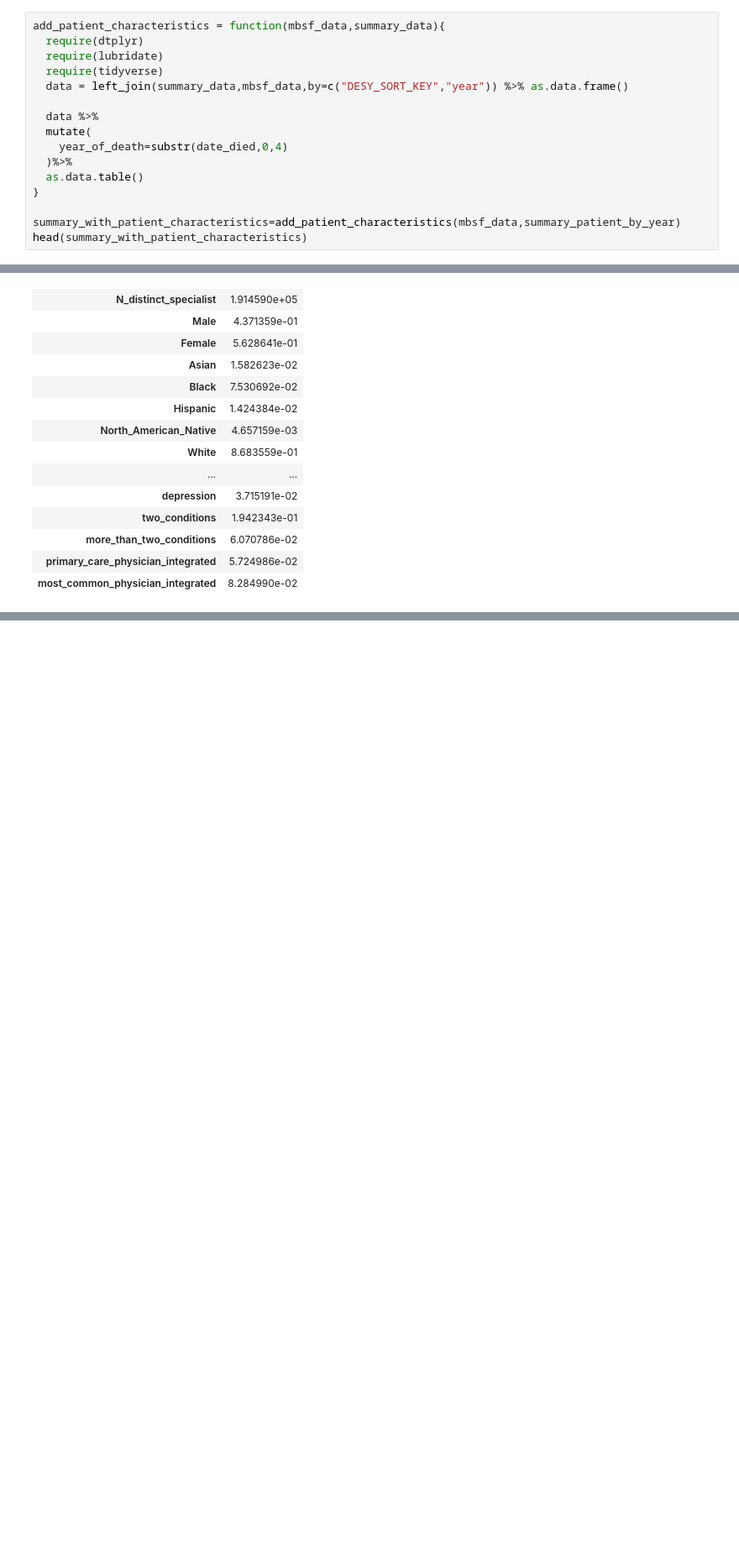
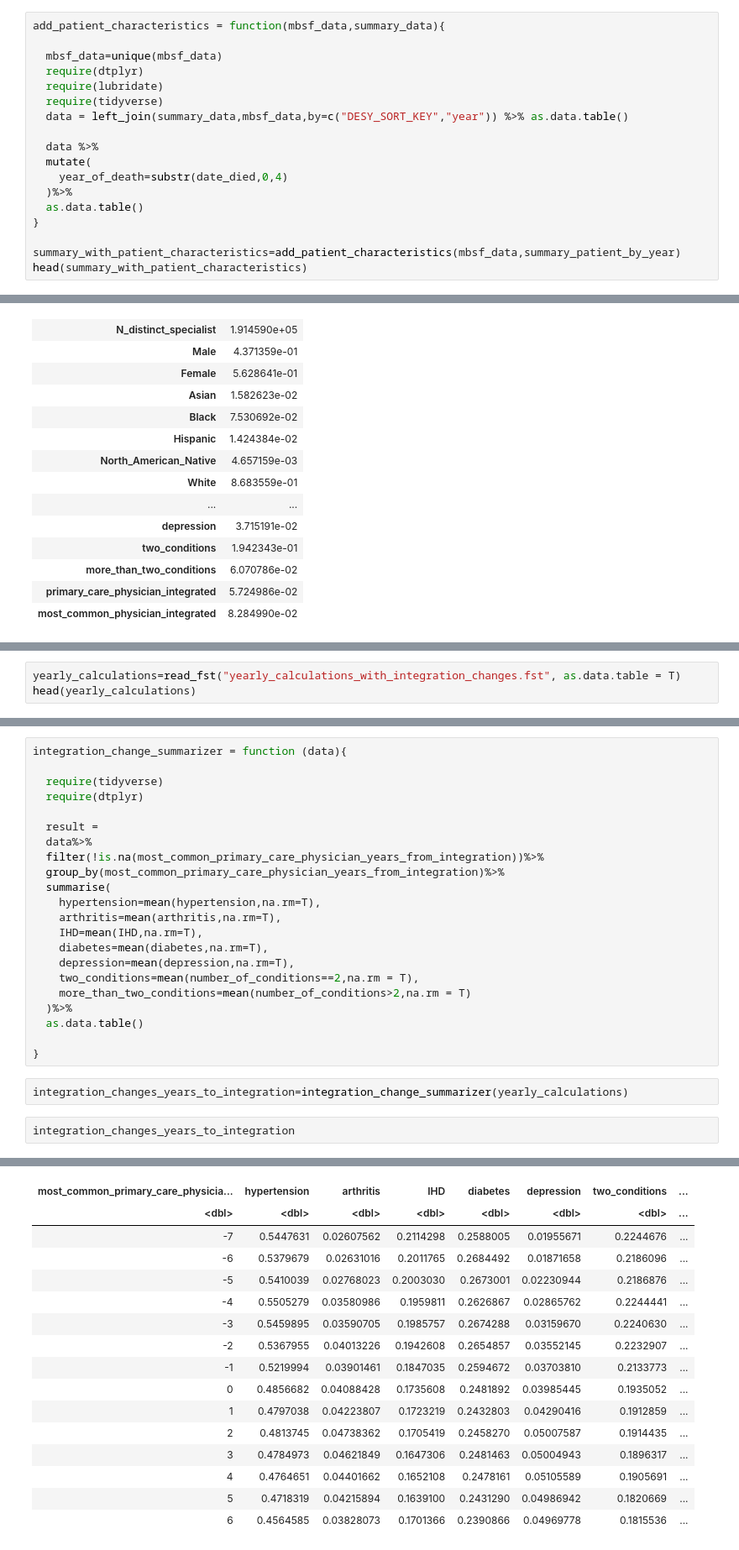
Before and after one commit to F4rbod/CaseMix, a Jupyter notebook: Calculations.ipynb, the cells around one changed output, grey strips where cells are left out. Shown at 84% size. Saved outputs shown, nothing was run; the diff lists cells and outputs as text; blank space fills up the shorter version.

```diff
--- a/Calculations.ipynb
+++ b/Calculations.ipynb
@@ -360,10 +397,12 @@ head(summary_patient_by_year)
 `summarise()` has grouped output by 'DESY_SORT_KEY'. You can override using the `.groups` argument.
 # %%
 add_patient_characteristics = function(mbsf_data,summary_data){
+
+  mbsf_data=unique(mbsf_data)
   require(dtplyr)
   require(lubridate)
   require(tidyverse)
-  data = left_join(summary_data,mbsf_data,by=c("DESY_SORT_KEY","year")) %>% as.data.frame()
+  data = left_join(summary_data,mbsf_data,by=c("DESY_SORT_KEY","year")) %>% as.data.table()
 
   data %>%
   mutate(
@@ -1103,0 +1318,3 @@ A matrix: 26 × 1 of type dbl
+# %%
+yearly_calculations=read_fst("yearly_calculations_with_integration_changes.fst", as.data.table = T)
+head(yearly_calculations)
@@ -1103,0 +1333,27 @@ A matrix: 26 × 1 of type dbl
+# %%
+integration_change_summarizer = function (data){
+
+  require(tidyverse)
+  require(dtplyr)
+
+  result =
+  data%>%
+  filter(!is.na(most_common_primary_care_physician_years_from_integration))%>%
+  group_by(most_common_primary_care_physician_years_from_integration)%>%
+  summarise(
+    hypertension=mean(hypertension,na.rm=T),
+    arthritis=mean(arthritis,na.rm=T),
+    IHD=mean(IHD,na.rm=T),
+    diabetes=mean(diabetes,na.rm=T),
+    depression=mean(depression,na.rm=T),
+    two_conditions=mean(number_of_conditions==2,na.rm = T),
+    more_than_two_conditions=mean(number_of_conditions>2,na.rm = T)
+  )%>%
+  as.data.table()
+
+}
+# %%
+integration_changes_years_to_integration=integration_change_summarizer(yearly_calculations)
+# %%
+integration_changes_years_to_integration
+# %% [output]
@@ -1103,0 +1361,16 @@ A matrix: 26 × 1 of type dbl
+| most_common_primary_care_physicia... | hypertension | arthritis | IHD | diabetes | depression | two_conditions | ... |
+| <dbl> | <dbl> | <dbl> | <dbl> | <dbl> | <dbl> | <dbl> | ... |
+| -7 | 0.5447631 | 0.02607562 | 0.2114298 | 0.2588005 | 0.01955671 | 0.2244676 | ... |
+| -6 | 0.5379679 | 0.02631016 | 0.2011765 | 0.2684492 | 0.01871658 | 0.2186096 | ... |
+| -5 | 0.5410039 | 0.02768023 | 0.2003030 | 0.2673001 | 0.02230944 | 0.2186876 | ... |
+| -4 | 0.5505279 | 0.03580986 | 0.1959811 | 0.2626867 | 0.02865762 | 0.2244441 | ... |
+| -3 | 0.5459895 | 0.03590705 | 0.1985757 | 0.2674288 | 0.03159670 | 0.2240630 | ... |
+| -2 | 0.5367955 | 0.04013226 | 0.1942608 | 0.2654857 | 0.03552145 | 0.2232907 | ... |
+| -1 | 0.5219994 | 0.03901461 | 0.1847035 | 0.2594672 | 0.03703810 | 0.2133773 | ... |
+| 0 | 0.4856682 | 0.04088428 | 0.1735608 | 0.2481892 | 0.03985445 | 0.1935052 | ... |
+| 1 | 0.4797038 | 0.04223807 | 0.1723219 | 0.2432803 | 0.04290416 | 0.1912859 | ... |
+| 2 | 0.4813745 | 0.04738362 | 0.1705419 | 0.2458270 | 0.05007587 | 0.1914435 | ... |
+| 3 | 0.4784973 | 0.04621849 | 0.1647306 | 0.2481463 | 0.05004943 | 0.1896317 | ... |
+| 4 | 0.4764651 | 0.04401662 | 0.1652108 | 0.2478161 | 0.05105589 | 0.1905691 | ... |
+| 5 | 0.4718319 | 0.04215894 | 0.1639100 | 0.2431290 | 0.04986942 | 0.1820669 | ... |
+| 6 | 0.4564585 | 0.03828073 | 0.1701366 | 0.2390866 | 0.04969778 | 0.1815536 | ... |
```
Also changed, not shown: parts of 36 cells of this notebook, 1 other file.
